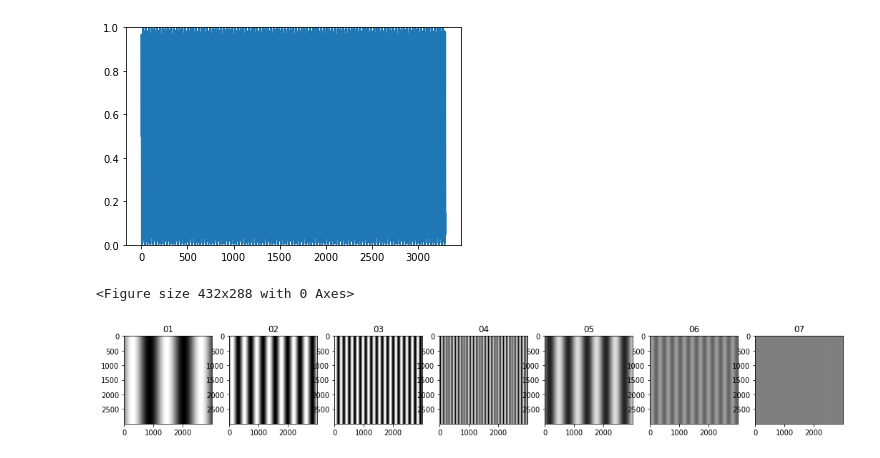
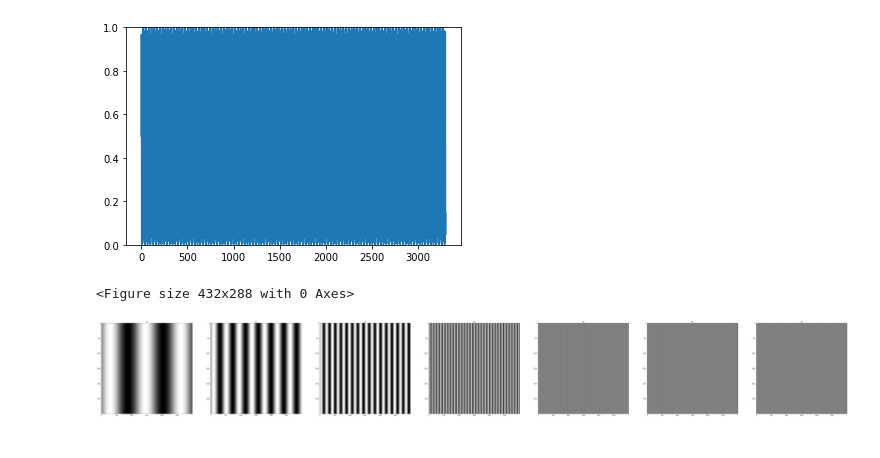
Before and after one commit to GreyImediary/tech_vision, a Jupyter notebook: practice_3/practice_3.ipynb, the cells around one changed output. Drawn from its saved outputs; the diff is of its cells as text; code cells hidden in the pictures.

```diff
--- a/practice_3/practice_3.ipynb
+++ b/practice_3/practice_3.ipynb
@@ -57,35 +57,35 @@ img4 = image(function_dis(1 * freq, phase))
 img5 = image(function_dis(1.41 * freq, phase))
 img6 = image(function_dis(2 * freq, phase))
 img7 = image(function_dis(3 * freq, phase))
 
 fig = plt.figure()
 
 fig, ([ax1, ax2, ax3, ax4, ax5, ax6,ax7] ) = plt.subplots(
     nrows=1, ncols=7,
-    figsize=(18, 14)
+    figsize=(100, 100)
 )
 
 ax1.set_title('01')
 ax2.set_title('02')
 ax3.set_title('03')
 ax4.set_title('04')
 ax5.set_title('05')
 ax6.set_title('06')
 ax7.set_title('07')
 
 
 ax1.imshow(img1, cmap='gray')
 ax2.imshow(img2, cmap='gray')
 ax3.imshow(img3, cmap='gray')
 ax4.imshow(img4,cmap='gray')
 ax5.imshow(img5, cmap='gray')
 ax6.imshow(img6, cmap='gray')
 ax7.imshow(img7,cmap='gray')
 
 plt.show()
 # %% [output]
 <Figure size 432x288 with 0 Axes>
-[figure, old version]
+[figure, new version]
 # %%
 ## сдвиг
 phase = np.pi
```
Also changed, not shown: parts of 1 cell of this notebook.
